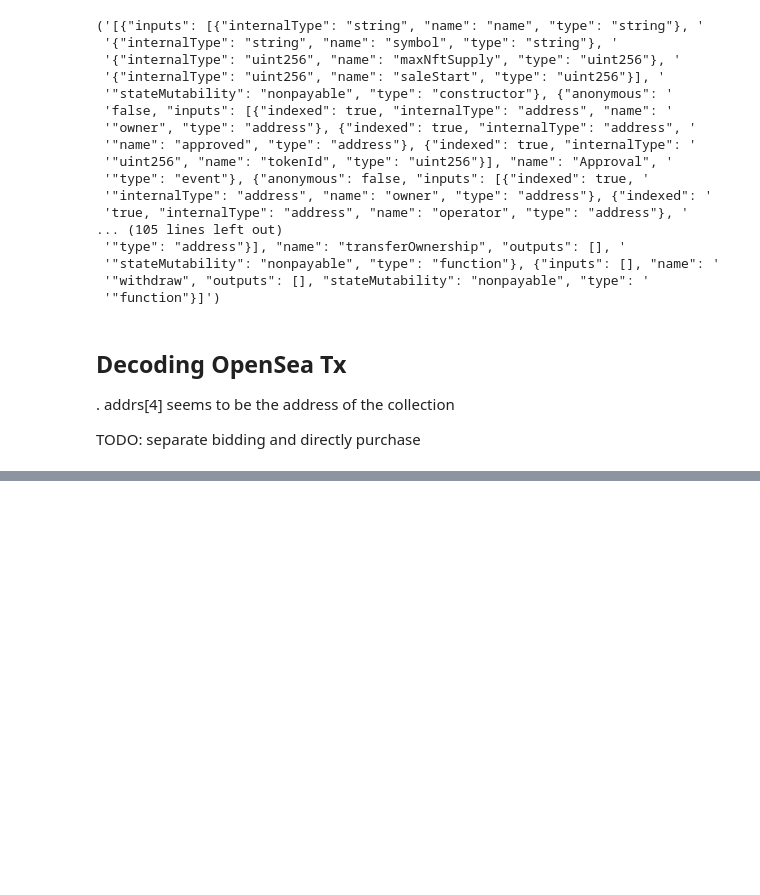
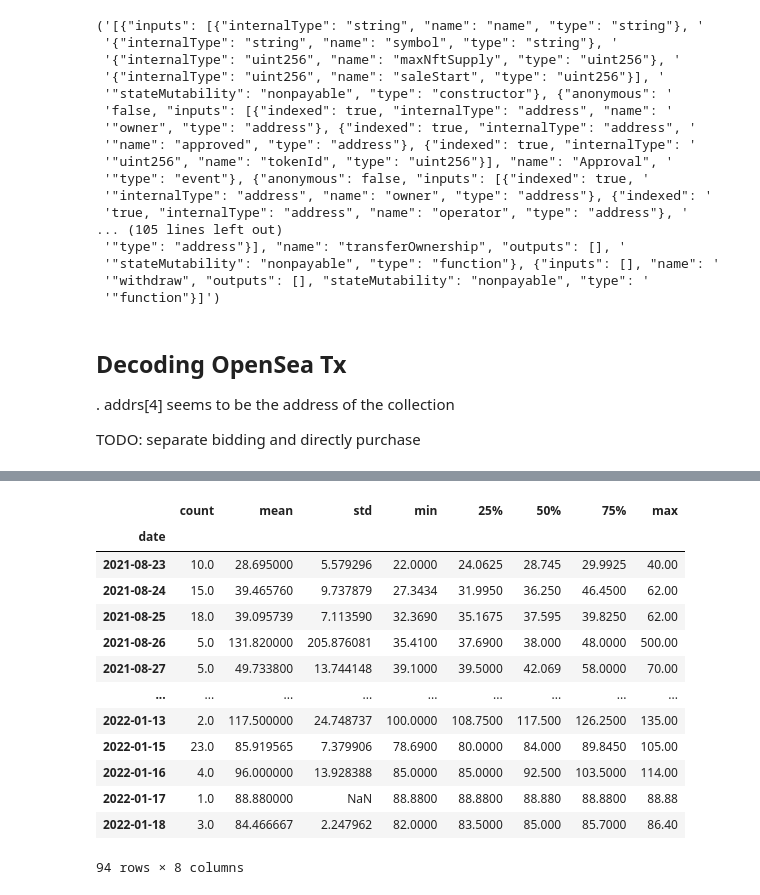
Before and after one commit to taozhuo/crypto-data-science, a Jupyter notebook: notebook/spark_bq.ipynb, the cells around one changed output, grey strips where cells are left out. Saved outputs shown, nothing was run; the diff lists cells and outputs as text; code cells hidden in the pictures; blank space fills up the shorter version.

```diff
--- a/notebook/spark_bq.ipynb
+++ b/notebook/spark_bq.ipynb
@@ -226,0 +261,18 @@ df2.show(truncate=False)
+# %%
+des = pdf.groupby('date')['price'].describe()
+des
+# %% [output]
+|  | count | mean | std | min | 25% | 50% | 75% | max |
+| date |  |  |  |  |  |  |  |  |
+| 2021-08-23 | 10.0 | 28.695000 | 5.579296 | 22.0000 | 24.0625 | 28.745 | 29.9925 | 40.00 |
+| 2021-08-24 | 15.0 | 39.465760 | 9.737879 | 27.3434 | 31.9950 | 36.250 | 46.4500 | 62.00 |
+| 2021-08-25 | 18.0 | 39.095739 | 7.113590 | 32.3690 | 35.1675 | 37.595 | 39.8250 | 62.00 |
+| 2021-08-26 | 5.0 | 131.820000 | 205.876081 | 35.4100 | 37.6900 | 38.000 | 48.0000 | 500.00 |
+| 2021-08-27 | 5.0 | 49.733800 | 13.744148 | 39.1000 | 39.5000 | 42.069 | 58.0000 | 70.00 |
+| ... | ... | ... | ... | ... | ... | ... | ... | ... |
+| 2022-01-13 | 2.0 | 117.500000 | 24.748737 | 100.0000 | 108.7500 | 117.500 | 126.2500 | 135.00 |
+| 2022-01-15 | 23.0 | 85.919565 | 7.379906 | 78.6900 | 80.0000 | 84.000 | 89.8450 | 105.00 |
+| 2022-01-16 | 4.0 | 96.000000 | 13.928388 | 85.0000 | 85.0000 | 92.500 | 103.5000 | 114.00 |
+| 2022-01-17 | 1.0 | 88.880000 | NaN | 88.8800 | 88.8800 | 88.880 | 88.8800 | 88.88 |
+| 2022-01-18 | 3.0 | 84.466667 | 2.247962 | 82.0000 | 83.5000 | 85.000 | 85.7000 | 86.40 |
+94 rows × 8 columns
```
Also changed, not shown: parts of 9 cells of this notebook.
